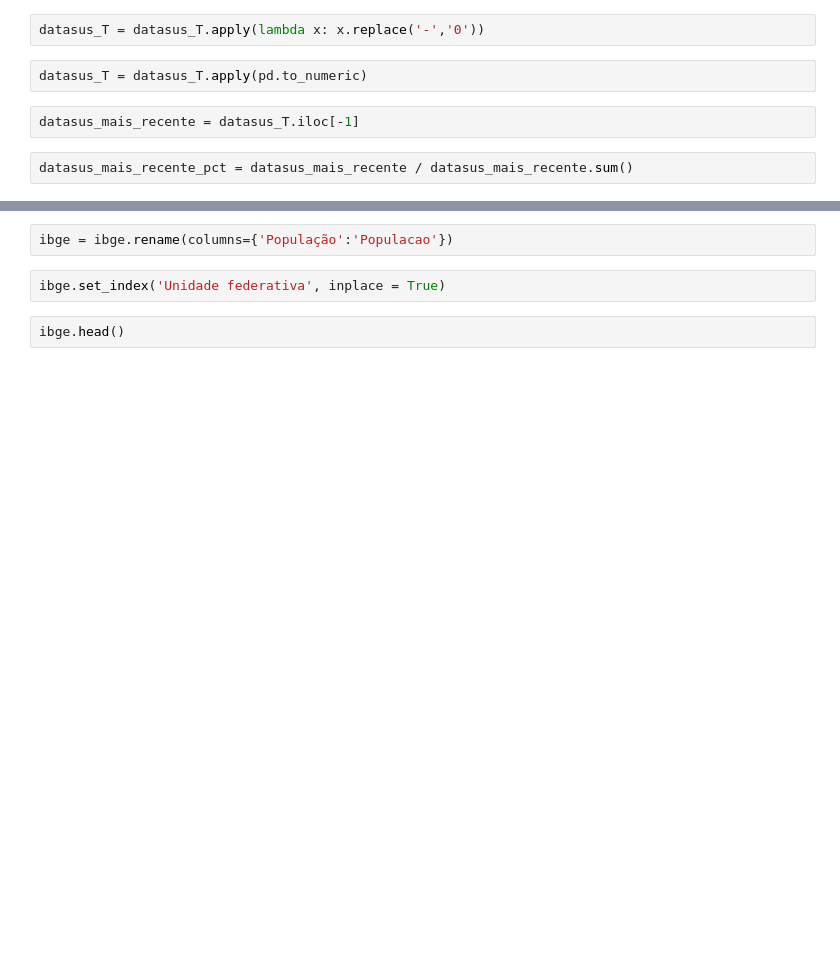
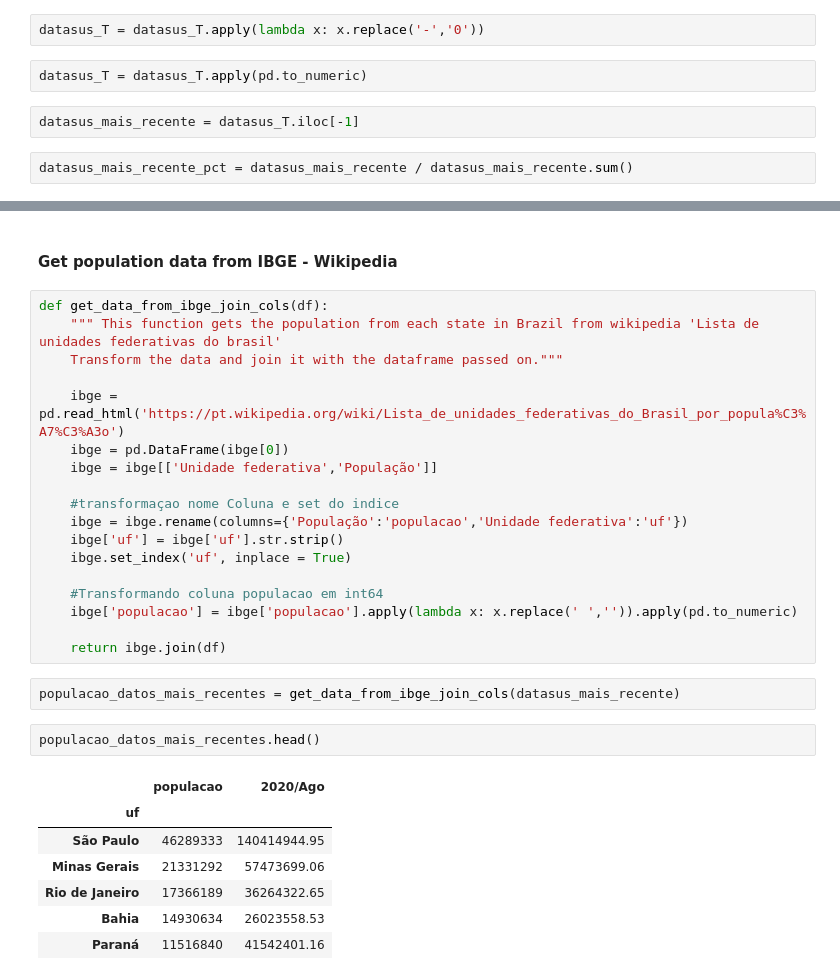
Before and after one commit to Juliansan/AluraDS, a Jupyter notebook: Modulo 2/Notebooks/Modulo02-01.ipynb, the cells around one changed output, grey strips where cells are left out. Saved outputs shown, nothing was run; the diff lists cells and outputs as text; blank space fills up the shorter version.

```diff
--- a/Modulo 2/Notebooks/Modulo02-01.ipynb
+++ b/Modulo 2/Notebooks/Modulo02-01.ipynb
@@ -46,6 +83,32 @@ ibge = ibge[['Unidade federativa','População']]
-# %%
-ibge = ibge.rename(columns={'População':'Populacao'})
-# %%
-ibge.set_index('Unidade federativa', inplace = True)
+# %% [markdown]
+#### Get population data from IBGE - Wikipedia
+# %%
+def get_data_from_ibge_join_cols(df):
+    """ This function gets the population from each state in Brazil from wikipedia 'Lista de unidades federativas do brasil'
+    Transform the data and join it with the dataframe passed on."""
+
+    ibge = pd.read_html('https://pt.wikipedia.org/wiki/Lista_de_unidades_federativas_do_Brasil_por_popula%C3%A7%C3%A3o')
+    ibge = pd.DataFrame(ibge[0])
+    ibge = ibge[['Unidade federativa','População']]
+
+    #transformaçao nome Coluna e set do indice
+    ibge = ibge.rename(columns={'População':'populacao','Unidade federativa':'uf'})
+    ibge['uf'] = ibge['uf'].str.strip()
+    ibge.set_index('uf', inplace = True)
+
+    #Transformando coluna populacao em int64
+    ibge['populacao'] = ibge['populacao'].apply(lambda x: x.replace(' ','')).apply(pd.to_numeric)
+
+    return ibge.join(df)
+# %%
+populacao_datos_mais_recentes = get_data_from_ibge_join_cols(datasus_mais_recente)
 # %%
-ibge.head()
+populacao_datos_mais_recentes.head()
+# %% [output]
+|  | populacao | 2020/Ago |
+| uf |  |  |
+| São Paulo | 46289333 | 140414944.95 |
+| Minas Gerais | 21331292 | 57473699.06 |
+| Rio de Janeiro | 17366189 | 36264322.65 |
+| Bahia | 14930634 | 26023558.53 |
+| Paraná | 11516840 | 41542401.16 |
```
Also changed, not shown: parts of 6 cells of this notebook, 1 other file.
